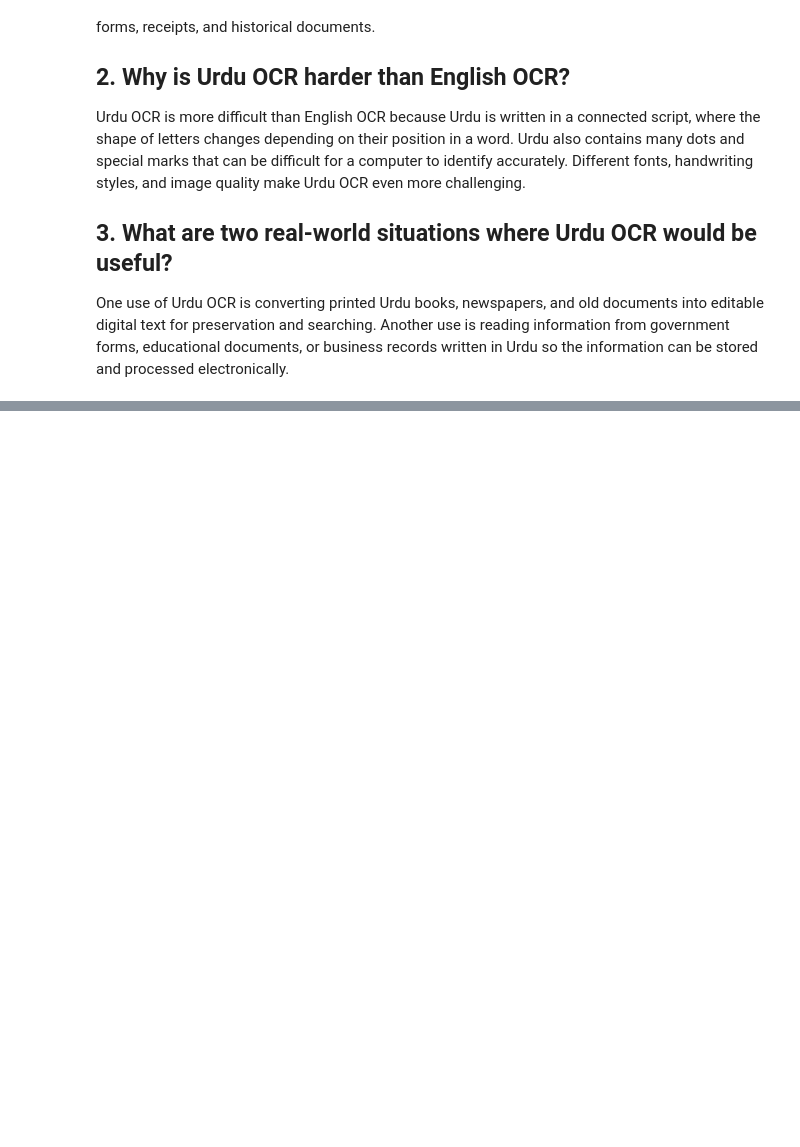
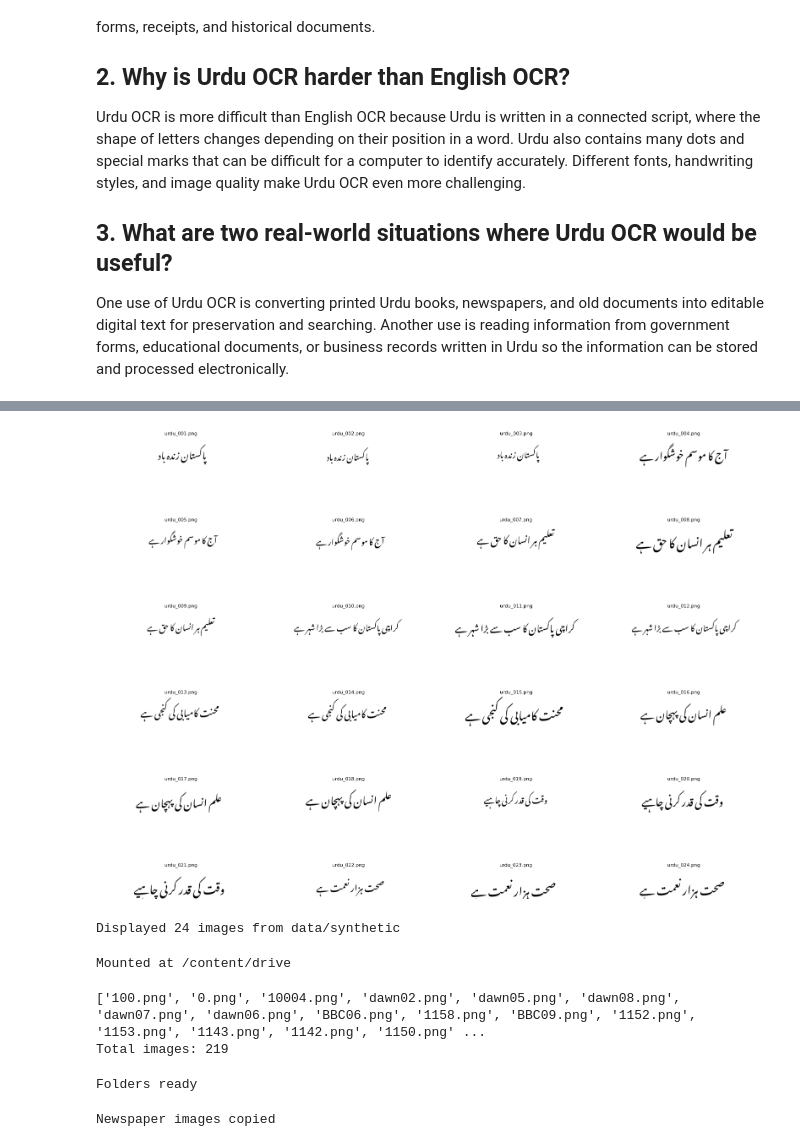
Before and after one commit to Zainab-Binte-Khalid/urdu-ocr-codesaviours-si26-zainab, a Jupyter notebook: SI26_Week1_Zainab.ipynb, the cells around one changed output, grey strips where cells are left out. Drawn from its saved outputs; the diff is of its cells as text; code cells hidden in the pictures; blank space fills up the shorter version.

```diff
--- a/SI26_Week1_Zainab.ipynb
+++ b/SI26_Week1_Zainab.ipynb
@@ -16,0 +245,79 @@ One use of Urdu OCR is converting printed Urdu books, newspapers, and old docume
+# %%
+# Cell 4 — Display generated images in a grid
+import matplotlib.pyplot as plt
+import matplotlib.image as mpimg
+import os
+
+image_dir = 'data/synthetic'
+image_files = sorted([f for f in os.listdir(image_dir) if f.endswith('.png')])
+
+# Load labels for reference (filenames only used as captions, since matplotlib
+# can't render Urdu glyphs correctly without a custom font setup)
+labels_dict = {}
+with open(os.path.join(image_dir, 'labels.txt'), 'r', encoding='utf-8') as f:
+    for line in f:
+        path, text = line.strip().split('\t')
+        labels_dict[os.path.basename(path)] = text
+
+n = len(image_files)
+cols = 4
+rows = (n + cols - 1) // cols
+
+plt.figure(figsize=(16, rows * 2.2))
+
+for idx, fname in enumerate(image_files):
+    img = mpimg.imread(os.path.join(image_dir, fname))
+    plt.subplot(rows, cols, idx + 1)
+    plt.imshow(img)
+    plt.title(fname, fontsize=8)
+    plt.axis('off')
+
+plt.tight_layout()
+plt.show()
+
+print(f'Displayed {n} images from {image_dir}')
+# %% [output]
+[figure, added]
+Displayed 24 images from data/synthetic
+# %%
+from google.colab import drive
+drive.mount('/content/drive')
+# %% [output]
+Mounted at /content/drive
+# %%
+import os
+
+base = "/content/drive/MyDrive/urdu text"
+
+print(os.listdir(base))
+print("Total images:", len(os.listdir(base)))
+# %% [output]
+['100.png', '0.png', '10004.png', 'dawn02.png', 'dawn05.png', 'dawn08.png', 'dawn07.png', 'dawn06.png', 'BBC06.png', '1158.png', 'BBC09.png', '1152.png', '1153.png', '1143.png', '1142.png', '1150.png' ...
+Total images: 219
+# %%
+import os
+import shutil
+
+source = "/content/drive/MyDrive/urdu text"
+
+base = "/content/drive/MyDrive/Urdu_OCR/data/raw"
+
+folders = ["newspaper", "other", "synthetic"]
+
+for f in folders:
+    os.makedirs(os.path.join(base, f), exist_ok=True)
+
+print("Folders ready")
+# %% [output]
+Folders ready
+# %%
+for file in os.listdir(source):
+    if file.lower().startswith(("dawn", "bbc")):
+        shutil.copy(
+            os.path.join(source, file),
+            os.path.join(base, "newspaper", file)
+        )
+
+print("Newspaper images copied")
+# %% [output]
+Newspaper images copied
```
Also changed, not shown: parts of 29 cells of this notebook.
